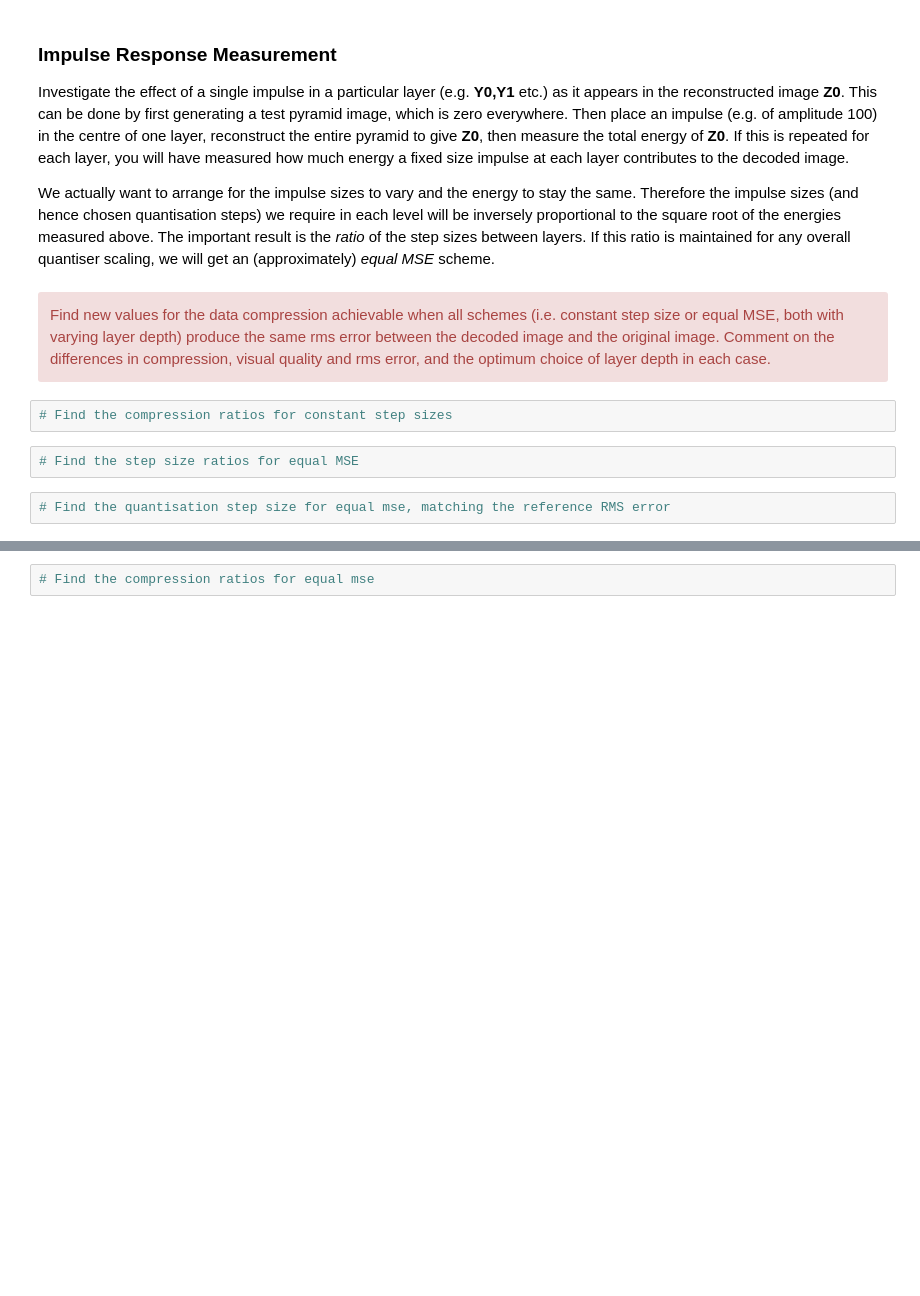
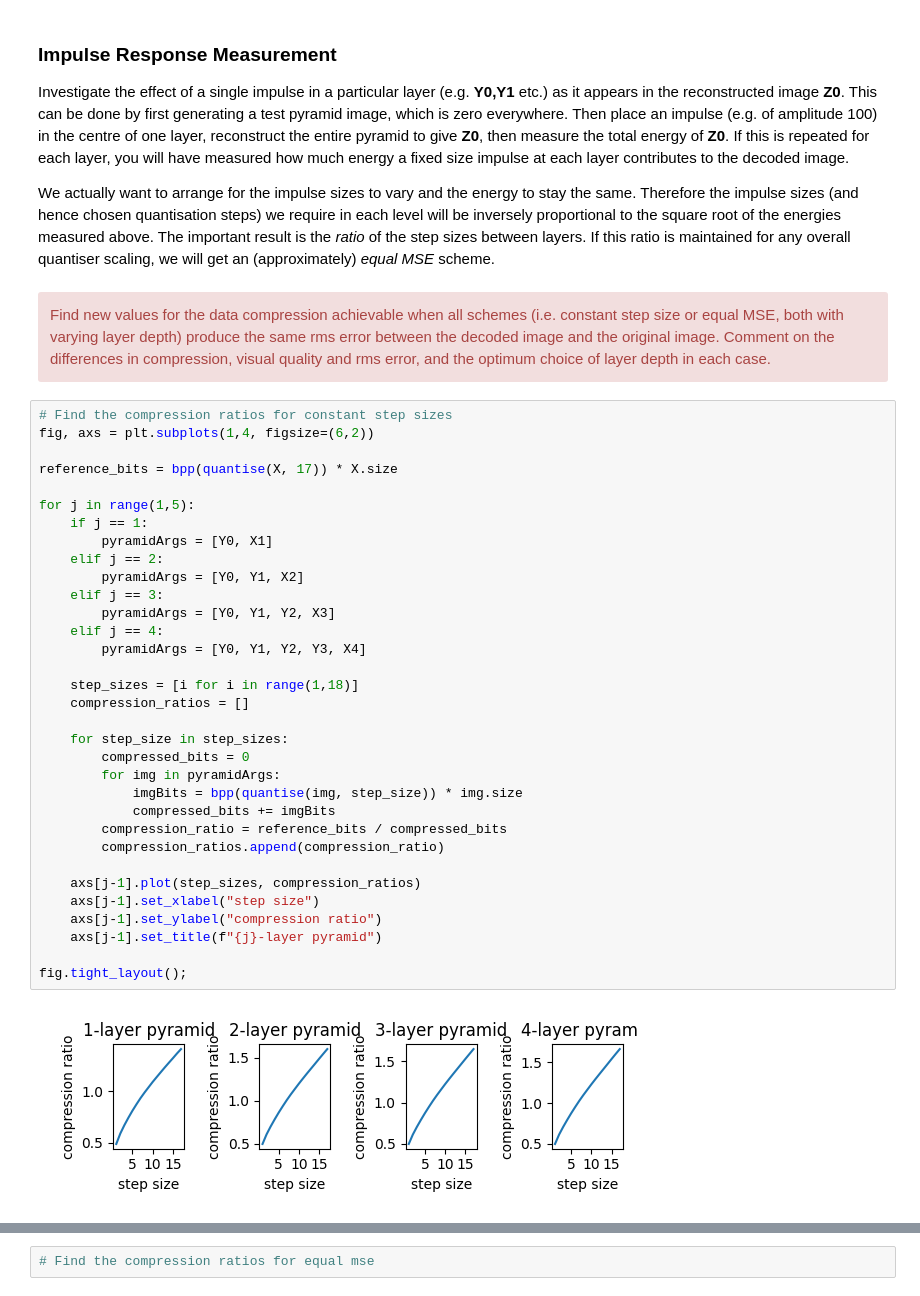
Before and after one commit to a-haber/cued_sf2_lab, a Jupyter notebook: 6-laplacian-pyramid.ipynb, the cells around one changed output, grey strips where cells are left out. Saved outputs shown, nothing was run; the diff lists cells and outputs as text; blank space fills up the shorter version.

```diff
--- a/6-laplacian-pyramid.ipynb
+++ b/6-laplacian-pyramid.ipynb
@@ -475,9 +599,38 @@ We actually want to arrange for the impulse sizes to vary and the energy to stay
 <div class="alert alert-block alert-danger">
 Find new values for the data compression achievable when all schemes (i.e. constant step size or equal MSE, both with varying layer depth) produce the same rms error between the decoded image and the original image. Comment on the differences in compression, visual quality and rms error, and the optimum choice of layer depth in each case.
 </div>
-# %%
-# Find the compression ratios for constant step sizes
-# %%
-# Find the step size ratios for equal MSE
-# %%
-# Find the quantisation step size for equal mse, matching the reference RMS error
+# %%
+# Find the compression ratios for constant step sizes
+fig, axs = plt.subplots(1,4, figsize=(6,2))
+
+reference_bits = bpp(quantise(X, 17)) * X.size
+
+for j in range(1,5):
+    if j == 1:
+        pyramidArgs = [Y0, X1]
+    elif j == 2:
+        pyramidArgs = [Y0, Y1, X2]
+    elif j == 3:
+        pyramidArgs = [Y0, Y1, Y2, X3]
+    elif j == 4:
+        pyramidArgs = [Y0, Y1, Y2, Y3, X4]
+
+    step_sizes = [i for i in range(1,18)]
+    compression_ratios = []
+
+    for step_size in step_sizes:
+        compressed_bits = 0
+        for img in pyramidArgs:
+            imgBits = bpp(quantise(img, step_size)) * img.size
+            compressed_bits += imgBits
+        compression_ratio = reference_bits / compressed_bits
+        compression_ratios.append(compression_ratio)
+
+    axs[j-1].plot(step_sizes, compression_ratios)
+    axs[j-1].set_xlabel("step size")
+    axs[j-1].set_ylabel("compression ratio")
+    axs[j-1].set_title(f"{j}-layer pyramid")
+
+fig.tight_layout();
+# %% [output]
+[figure, added]
```
Also changed, not shown: parts of 28 cells of this notebook.
